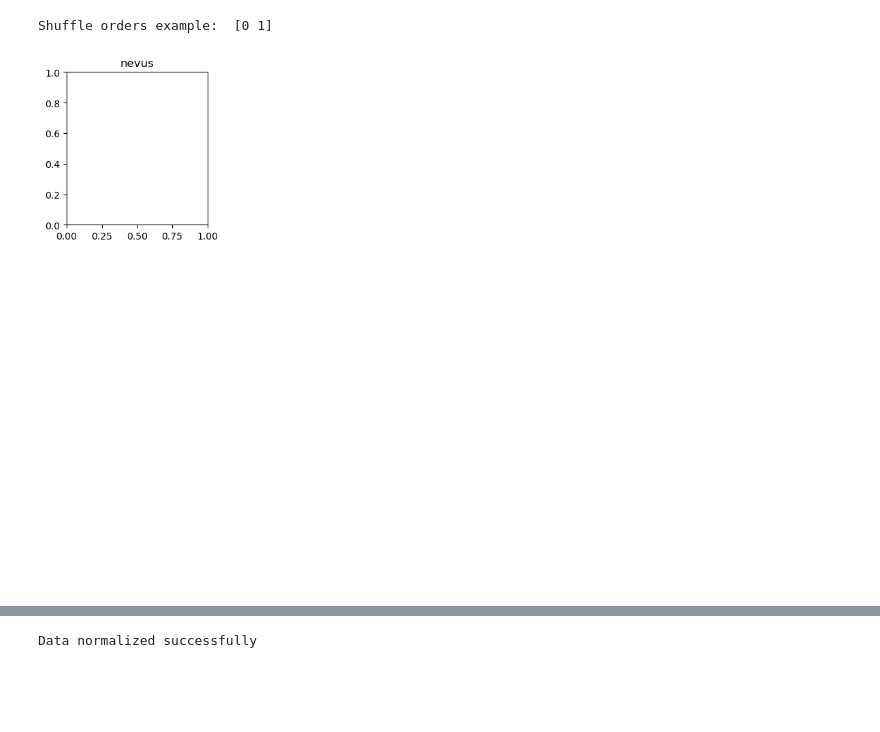
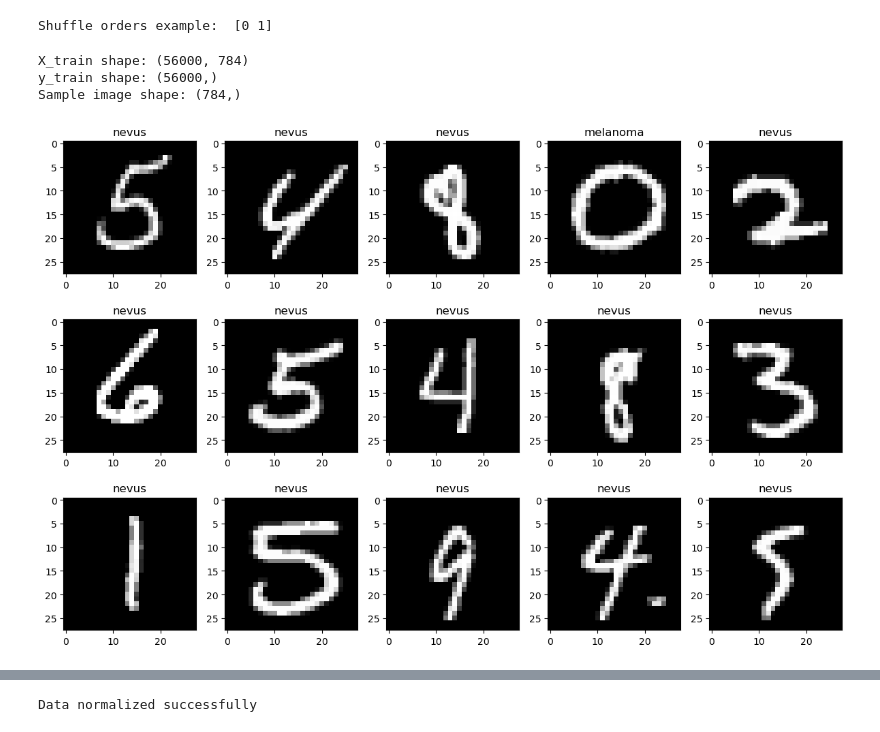
Before and after one commit to yudhityaPratama/My-Portofolio, a Jupyter notebook: Data Scientist/Deep Learning/Convolutional neural network (CNN)/Skin cancer ISIC The International Skin Imaging Collaboration/Skin Cancer Detection using CNN.ipynb, the cells around one changed output, grey strips where cells are left out. Saved outputs shown, nothing was run; the diff lists cells and outputs as text; code cells hidden in the pictures; blank space fills up the shorter version.

```diff
--- a/Data Scientist/Deep Learning/Convolutional neural network (CNN)/Skin cancer ISIC The International Skin Imaging Collaboration/Skin Cancer Detection using CNN.ipynb
+++ b/Data Scientist/Deep Learning/Convolutional neural network (CNN)/Skin cancer ISIC The International Skin Imaging Collaboration/Skin Cancer Detection using CNN.ipynb
@@ -152,42 +153,68 @@ y_test = y_test[s2]
 print("Shuffle orders example: ", s1)
 # %% [output]
 Shuffle orders example:  [0 1]
+# %%
+# First, make sure X_train and y_train are properly defined
+# For example, if you're working with a dataset like MNIST:
+import numpy as np
+from sklearn.datasets import fetch_openml
+from sklearn.model_selection import train_test_split
+
+# Load data (example with MNIST)
+mnist = fetch_openml('mnist_784', version=1)
+X = np.array(mnist.data, dtype='float32')
+y = np.array(mnist.target, dtype='int64')
+
+# Split the data
+X_train, X_test, y_train, y_test = train_test_split(X, y, test_size=0.2, random_state=42)
+
+# Now print the shapes
+print(f"X_train shape: {X_train.shape}")
+print(f"y_train shape: {y_train.shape}")
+print(f"Sample image shape: {X_train[0].shape}")
+# %% [output]
+X_train shape: (56000, 784)
+y_train shape: (56000,)
+Sample image shape: (784,)
 # %%
-fig = plt.figure(figsize=(12,8))
+fig = plt.figure(figsize=(12, 8))
 columns = 5
 rows = 3
 
-for i in range(1, columns*rows+1):
-    # Make sure i is within the bounds of your dataset
+for i in range(columns * rows):  # Start from 0
+    ax = fig.add_subplot(rows, columns, i + 1)  # Subplot index still starts from 1
     if i < len(X_train) and i < len(y_train):
-        ax = fig.add_subplot(rows, columns, i)
-        if y_train[i] == 0:
-            ax.title.set_text('melanoma')
-        else:
-            ax.title.set_text('nevus')
-
-        # Use proper indexing for X_train
-        # If X_train is 0-indexed (which is common in Python)
+        label = y_train[i]
         img = X_train[i]
 
-        # Check if img needs conversion and is not None or an ellipsis
-        if img is not None and not isinstance(img, type(Ellipsis)):
-            # Convert only if necessary and possible
-            if not isinstance(img, np.ndarray):
-                img = np.array(img)
+        if isinstance(img, np.ndarray):
+            # Check if the image is flattened (1D array)
+            if img.shape == (784,):
+                # Reshape to 28x28 for MNIST-like data
+                img = img.reshape(28, 28)
+            # Squeeze if there's a single channel
+            elif img.ndim == 3 and img.shape[-1] == 1:
+                img = img.squeeze(-1)
+            elif img.ndim == 3 and img.shape[0] == 1:
+                img = img.squeeze(0)
 
-            # Display the image
-            ax.imshow(img)
-            ax.axis('off')  # Optional: removes axes for cleaner display
+            ax.imshow(img, cmap='gray' if img.ndim == 2 else None)
+            # Fix: Check if label is a scalar or use item() to get scalar value
+            if isinstance(label, np.ndarray):
+                label_value = label.item() if label.size == 1 else label[0]
+            else:
+                label_value = label
+            ax.title.set_text('melanoma' if label_value == 0 else 'nevus')
+        else:
+            ax.set_title("Invalid Image")
+            ax.axis('off')
     else:
-        # Handle the case where i is out of bounds
-        ax = fig.add_subplot(rows, columns, i)
         ax.axis('off')
 
-plt.tight_layout()  # Adjusts subplot params for better layout
+plt.tight_layout()
 plt.show()
 # %% [output]
-[figure, old version]
+[figure, new version]
 # %%
 import keras
 from keras.utils import to_categorical
```
Also changed, not shown: parts of 18 cells of this notebook, 1 other file.
